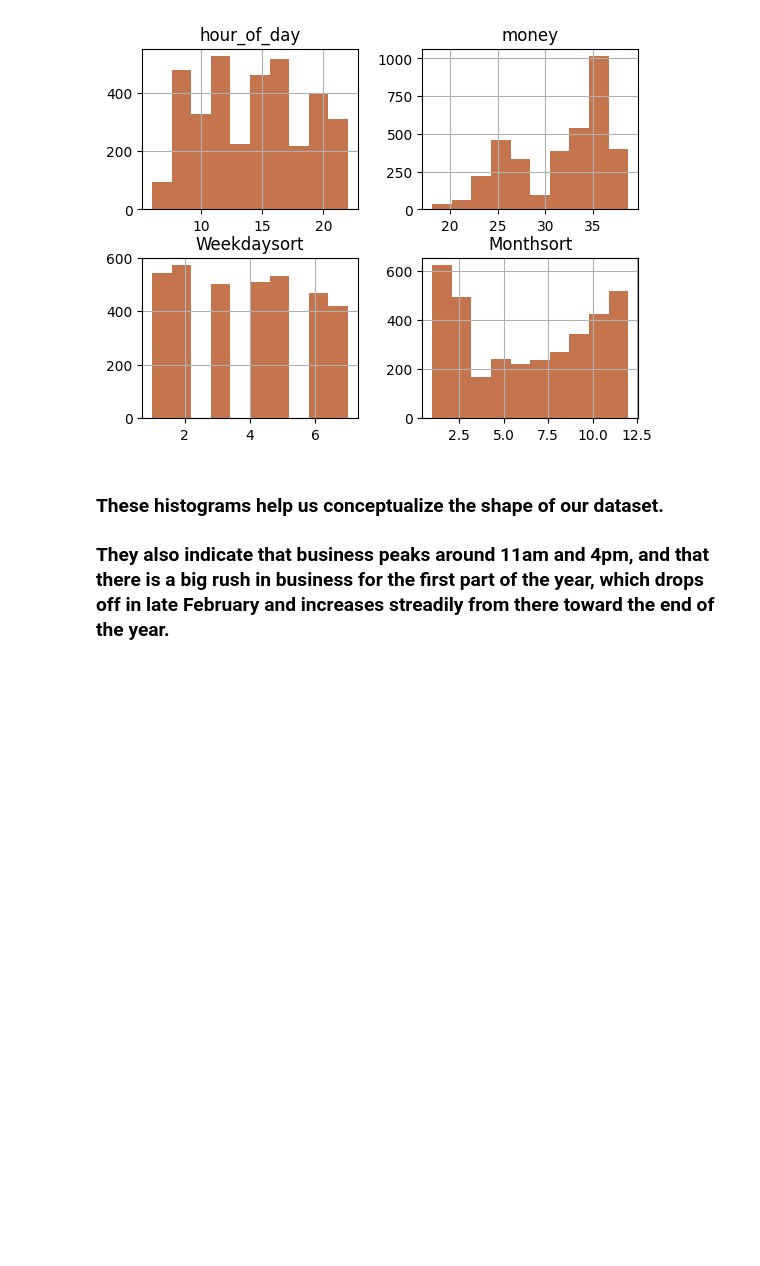
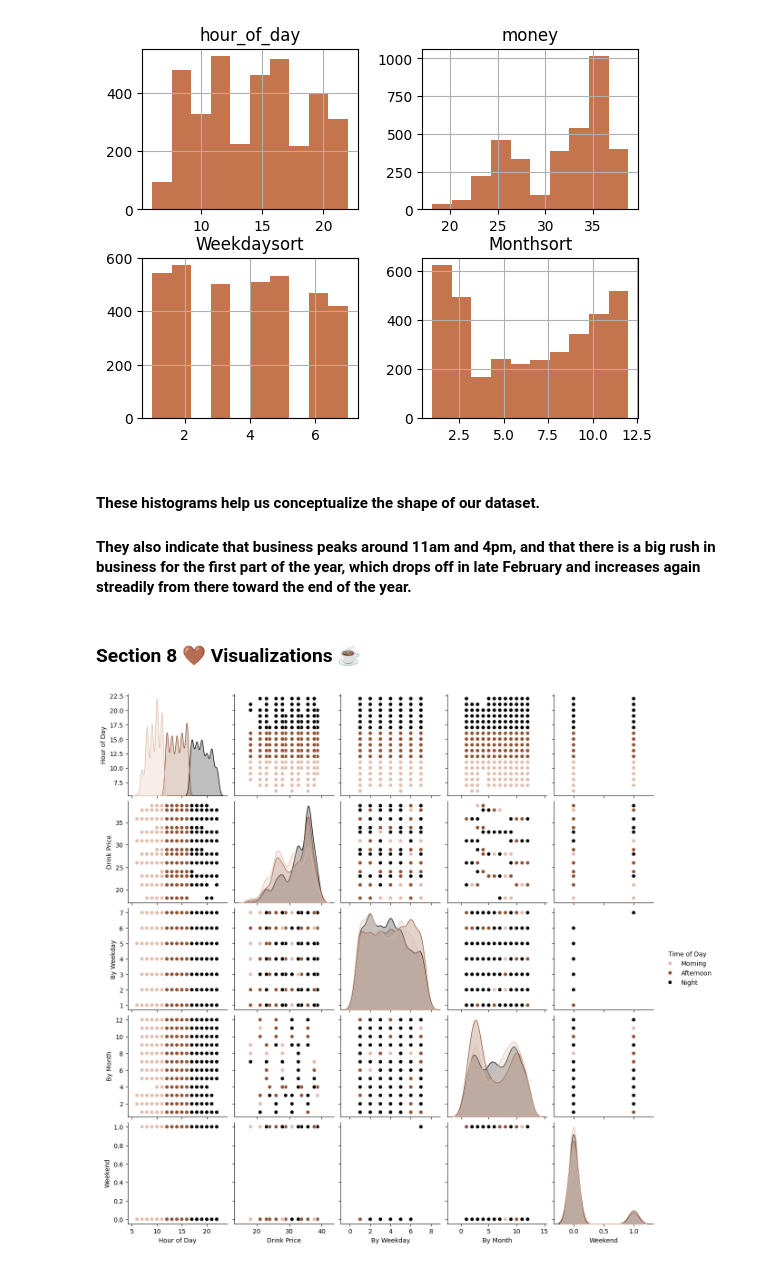
Before and after one commit to haileylhanson/datafun-06-eda, a Jupyter notebook: haileyhanson_eda.ipynb, the cells around one changed output. Saved outputs shown, nothing was run; the diff lists cells and outputs as text; code cells hidden in the pictures; blank space fills up the shorter version.

```diff
--- a/haileyhanson_eda.ipynb
+++ b/haileyhanson_eda.ipynb
@@ -195,5 +195,31 @@ Cost of Coffees (X Axis) by Quantity Sold (Y Axis)
 [figure]
 [figure]
 # %% [markdown]
-### These histograms help us conceptualize the shape of our dataset.
-### They also indicate that business peaks around 11am and 4pm, and that there is a big rush in business for the first part of the year, which drops off in late February and increases streadily from there toward the end of the year.
+#### These histograms help us conceptualize the shape of our dataset.
+#### They also indicate that business peaks around 11am and 4pm, and that there is a big rush in business for the first part of the year, which drops off in late February and increases again streadily from there toward the end of the year.
+# %% [markdown]
+### Section 8 🤎 Visualizations ☕
+# %%
+# Feature Engineering
+# Renaming a column
+coffee_df.rename(columns={'hour_of_day': 'Hour of Day'}, inplace=True)
+coffee_df.rename(columns={'money': 'Drink Price'}, inplace=True)
+coffee_df.rename(columns={'Weekdaysort': 'By Weekday'}, inplace=True)
+coffee_df.rename(columns={'Monthsort': 'By Month'}, inplace=True)
+coffee_df.rename(columns={'Time_of_Day': 'Time of Day'}, inplace=True)
+
+# Adding a new column
+coffee_df['Weekend'] = coffee_df['Weekday'].str.contains("Sun" or "Sat")
+
+# Create a pairplot of the Coffee dataset
+# A pairplot is a grid of scatter plots for each pair of numerical columns in the dataset
+# The hue parameter is used to color the data points
+# by time of day (morning, afternoon, evening) (a categorical column)
+
+coffee_color_palette = ["#e0bfaf", "#8f5132", "#000000"]
+sns.pairplot(coffee_df, hue = 'Time of Day', palette = coffee_color_palette)
+
+# Show all plots
+matplotlib.pyplot.show()
+# %% [output]
+[figure, added]
```
Also changed, not shown: parts of 17 cells of this notebook, 1 other file.
